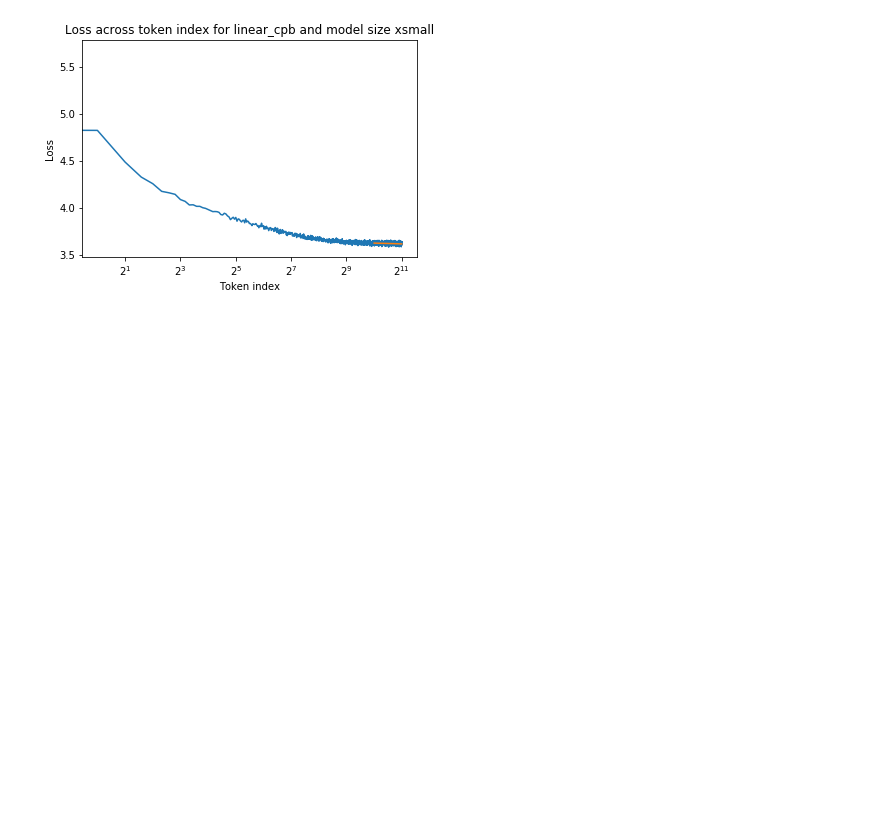
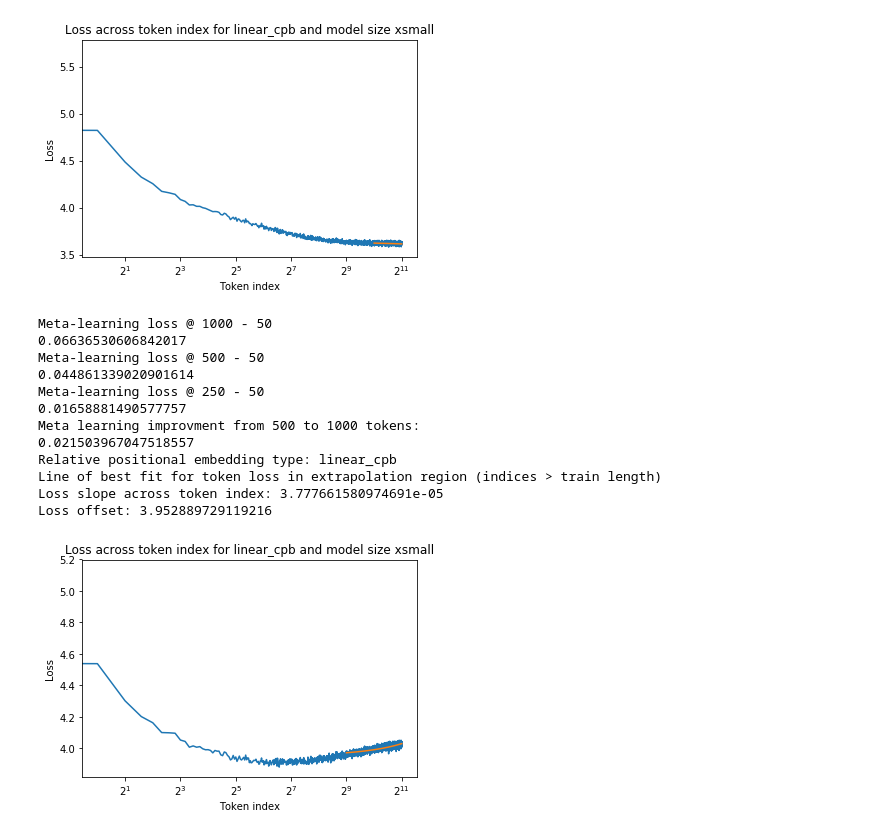
Before and after one commit to bob80333/investigating_extrapolation, a Jupyter notebook: tokenwise_losses.ipynb, the cells around one changed output. Saved outputs shown, nothing was run; the diff lists cells and outputs as text; code cells hidden in the pictures; blank space fills up the shorter version.

```diff
--- a/tokenwise_losses.ipynb
+++ b/tokenwise_losses.ipynb
@@ -366,3 +366,53 @@ Line of best fit for token loss in extrapolation region (indices > train length)
 Loss slope across token index: -8.245057547839198e-06
 Loss offset: 3.6312941107528
 [figure]
+# %%
+def display_best_fit_2048_long_ft(path, length):
+    a = np.load(path, allow_pickle=True)
+    a = a.f.arr_0
+
+    all_avg = np.mean(a, axis=0)
+
+    x = np.arange(len(all_avg))
+    y = all_avg[length:]
+
+    m, b = np.polyfit(x[length:], y, 1)
+
+    print("Meta-learning loss @ 1000 - 50")
+    print(np.mean(all_avg[999:1002]) - np.mean(all_avg[49:52]))
+    print("Meta-learning loss @ 500 - 50")
+    print(np.mean(all_avg[499:502]) - np.mean(all_avg[49:52]))
+    print("Meta-learning loss @ 250 - 50")
+    print(np.mean(all_avg[249:252]) - np.mean(all_avg[49:52]))
+
+    print("Meta learning improvment from 500 to 1000 tokens:")
+    print((np.mean(all_avg[999:1002]) - np.mean(all_avg[49:52])) - (np.mean(all_avg[499:502]) - np.mean(all_avg[49:52])))
+
+    print("Relative positional embedding type: linear_cpb")
+    print("Line of best fit for token loss in extrapolation region (indices > train length)")
+    print("Loss slope across token index:", m)
+    print("Loss offset:", b)
+    plt.xscale("log", basex=2)
+    #plt.yscale("log", basey=2)
+    plt.plot(x, all_avg)
+    plt.plot(x[length:], m*x[length:]+b)
+    plt.title("Loss across token index for linear_cpb and model size xsmall")
+    plt.ylabel("Loss")
+    plt.xlabel("Token index")
+    plt.show()
+# %%
+display_best_fit_2048_long_ft("xsmall_linear_cpb_128_1_finetuned_512_25steps_2048_losses.npz", 512)
+# %% [output]
+Meta-learning loss @ 1000 - 50
+0.06636530606842017
+Meta-learning loss @ 500 - 50
+0.044861339020901614
+Meta-learning loss @ 250 - 50
+0.01658881490577757
+Meta learning improvment from 500 to 1000 tokens:
+0.021503967047518557
+Relative positional embedding type: linear_cpb
+Line of best fit for token loss in extrapolation region (indices > train length)
+Loss slope across token index: 3.777661580974691e-05
+Loss offset: 3.952889729119216
+[figure, added]
```
Also changed, not shown: parts of 3 cells of this notebook, 1 other file.
